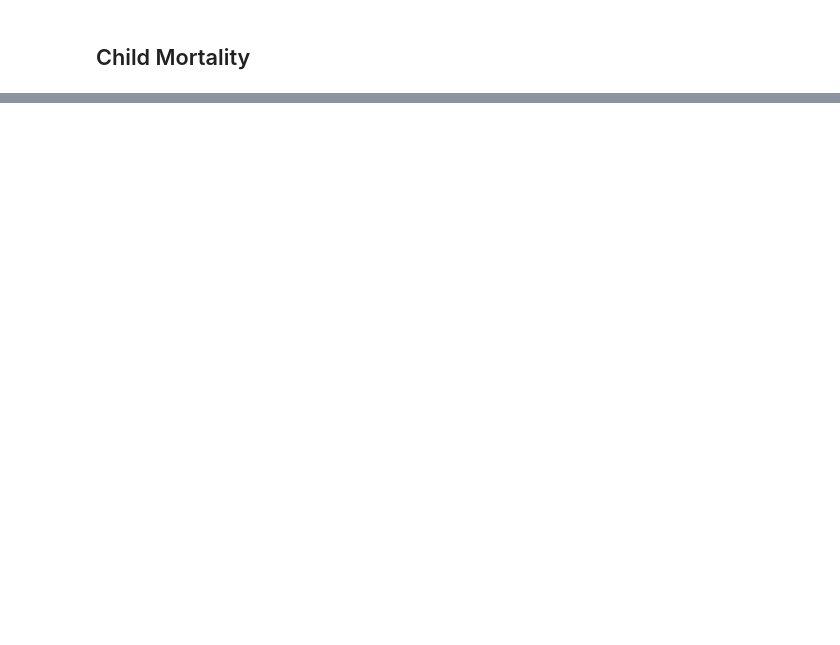
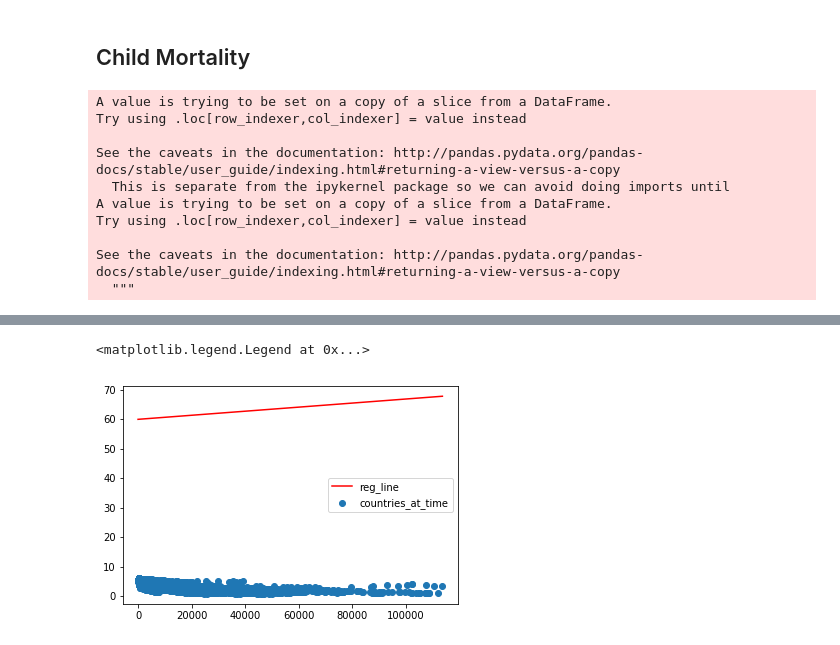
Before and after one commit to Omairss/ds5500-hw2, a Jupyter notebook: HW2.ipynb, the cells around one changed output, grey strips where cells are left out. Drawn from its saved outputs; the diff is of its cells as text; code cells hidden in the pictures; blank space fills up the shorter version.

```diff
--- a/HW2.ipynb
+++ b/HW2.ipynb
@@ -196,0 +236,51 @@ results = sm.OLS(y, X, data=data).fit()
+# %%
+X = data[['gdppercapita_us_inflation_adjusted']]
+X['gdppercapita_us_inflation_adjusted_sq'] =\
+                    np.power(data[['gdppercapita_us_inflation_adjusted']], 0.5)
+
+X['time'] = data[['time']]
+X = sm.add_constant(X)
+y = np.log(data['child_mortality_0_5_year_olds_dying_per_1000_born'])
+results = sm.OLS(y, X, data=data).fit()
+
+fig, axes = plt.subplots(1,1)
+
+parameter_10 = results.conf_int(alpha = 0.05)[1][0]
+parameter_00 = results.conf_int(alpha = 0.05)[0][0]
+parameter_11 = results.conf_int(alpha = 0.05)[1][1]
+parameter_01 = results.conf_int(alpha = 0.05)[0][1]
+parameter_1 = results.params[1]
+parameter_0 = results.params[0]
+
+reg_line     = lambda x: x * parameter_1 + parameter_0
+conf_05_line = lambda x: x * parameter_10 + parameter_00
+conf_95_line = lambda x: x * parameter_11 + parameter_01
+
+
+
+x_conf_05 = [i for i in tqdm(range(int(max(X['gdppercapita_us_inflation_adjusted']))))]
+y_conf_05 = [conf_05_line(i) for i in range(int(max(X['gdppercapita_us_inflation_adjusted'])))]
+
+x_conf_95 = [i for i in range(int(max(X['gdppercapita_us_inflation_adjusted'])))]
+y_conf_95 = [conf_95_line(i) for i in range(int(max(X['gdppercapita_us_inflation_adjusted'])))]
+
+
+ols_line_x = [i for i in range(int(max(X['gdppercapita_us_inflation_adjusted'])))]
+ols_line_y = [reg_line(i) for i in range(int(max(X['gdppercapita_us_inflation_adjusted'])))]
+
+axes.scatter(X['gdppercapita_us_inflation_adjusted'], y, label = 'countries_at_time')
+axes.plot(ols_line_x, ols_line_y, label = 'reg_line', color = 'red')
+#axes.plot(x_conf_95, y_conf_95, label = '95_conf')
+#axes.plot(x_conf_05, y_conf_05, label = '05_conf')
+axes.legend()
+# %% [output]
+A value is trying to be set on a copy of a slice from a DataFrame.
+Try using .loc[row_indexer,col_indexer] = value instead
+
+See the caveats in the documentation: http://pandas.pydata.org/pandas-docs/stable/user_guide/indexing.html#returning-a-view-versus-a-copy
+  This is separate from the ipykernel package so we can avoid doing imports until
+A value is trying to be set on a copy of a slice from a DataFrame.
+Try using .loc[row_indexer,col_indexer] = value instead
+
+See the caveats in the documentation: http://pandas.pydata.org/pandas-docs/stable/user_guide/indexing.html#returning-a-view-versus-a-copy
+  """
@@ -197,3 +288,5 @@ results = sm.OLS(y, X, data=data).fit()
+<matplotlib.legend.Legend at 0x...>
+[figure, added]
 # %%
 results.summary()
 # %% [output]
```
Also changed, not shown: parts of 11 cells of this notebook, 4 other files.
